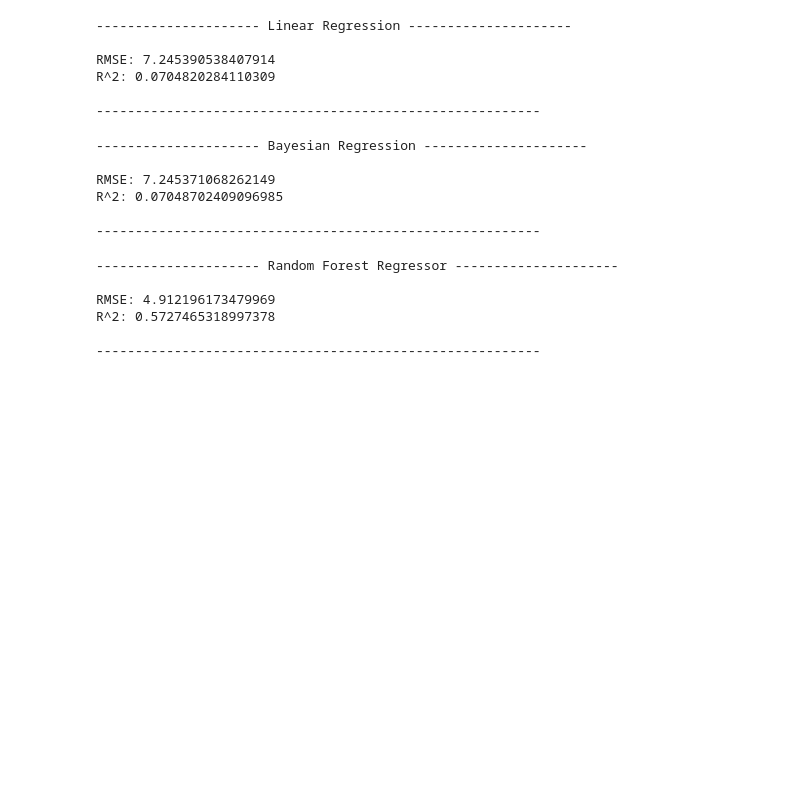
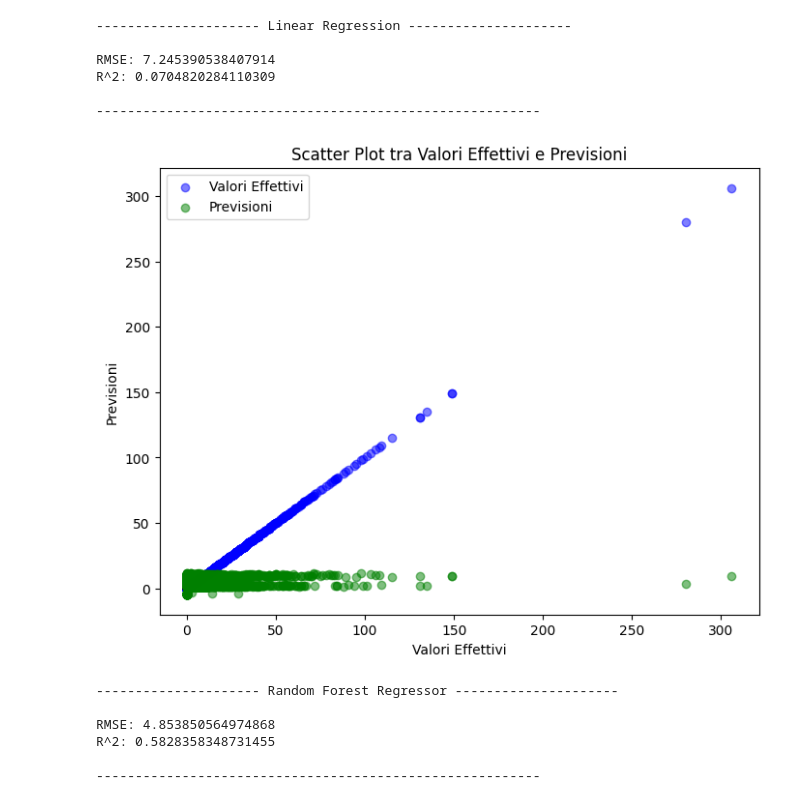
Before and after one commit to Giuto01/TrainDelay-project, a Jupyter notebook: machine_learning/regression.ipynb, the cells around one changed output. Drawn from its saved outputs; the diff is of its cells as text; code cells hidden in the pictures; blank space fills up the shorter version.

Commit message:
regression test

```diff
--- a/machine_learning/regression.ipynb
+++ b/machine_learning/regression.ipynb
@@ -18,15 +17,12 @@ X_train, X_test, y_train, y_test = train_test_split(X, y, test_size=0.2, random_
 # %%
 
 # Crea il modello di regressione lineare
-model = LinearRegression()
+linear_model = LinearRegression()
 
 # Allena il modello
-model.fit(X_train, y_train)
+linear_model.fit(X_train, y_train)
 # Effettua le predizioni
-y_pred = model.predict(X_test)
-# Valuta le prestazioni del modello
-rmse = mean_squared_error(y_test, y_pred, squared=False)
-r2 = r2_score(y_test, y_pred)
+linear_y_pred = linear_model.predict(X_test)
 # %%
 # Results
 print("--------------------- Linear Regression ---------------------\n")
@@ -51,0 +39,16 @@ y_pred = bayesian_reg.predict(X_test)
+# %%
+# Crea un grafico di dispersione tra valori effettivi e previsioni
+import matplotlib.pyplot as plt
+# Crea un grafico di dispersione con colori diversi per previsioni e valori effettivi
+plt.figure(figsize=(8, 6))
+plt.scatter(y_test, y_test, alpha=0.5, label="Valori Effettivi", color='blue')
+plt.scatter(y_test, linear_y_pred, alpha=0.5, label="Previsioni", color='green')
+plt.xlabel("Valori Effettivi")
+plt.ylabel("Previsioni")
+plt.title("Scatter Plot tra Valori Effettivi e Previsioni")
+plt.legend()
+
+# Visualizza il grafico
+plt.show()
+# %% [output]
+[figure, added]
@@ -52,13 +61,13 @@ y_pred = bayesian_reg.predict(X_test)
 # %%
 # Results
-print("--------------------- Bayesian Regression ---------------------\n")
-print("RMSE:", mean_squared_error(y_test, y_pred, squared=False))
-print("R^2:",r2_score(y_test, y_pred))
+print("--------------------- Random Forest Regressor ---------------------\n")
+print("RMSE:", mean_squared_error(y_test, random_forest_y_pred, squared=False))
+print("R^2:",r2_score(y_test, random_forest_y_pred))
 print("\n---------------------------------------------------------")
 # %% [output]
---------------------- Bayesian Regression ---------------------
+--------------------- Random Forest Regressor ---------------------
 
-RMSE: 7.245371068262149
-R^2: 0.07048702409096985
+RMSE: 4.853850564974868
+R^2: 0.5828358348731455
 
 ---------------------------------------------------------
@@ -71,13 +73,0 @@ y_pred = model.predict(X_test)
-# %%
-# Results
-print("--------------------- Random Forest Regressor ---------------------\n")
-print("RMSE:", mean_squared_error(y_test, y_pred, squared=False))
-print("R^2:",r2_score(y_test, y_pred))
-print("\n---------------------------------------------------------")
-# %% [output]
---------------------- Random Forest Regressor ---------------------
-
-RMSE: 4.912196173479969
-R^2: 0.5727465318997378
-
----------------------------------------------------------
```
Also changed, not shown: parts of 9 cells of this notebook, 2 other files.
